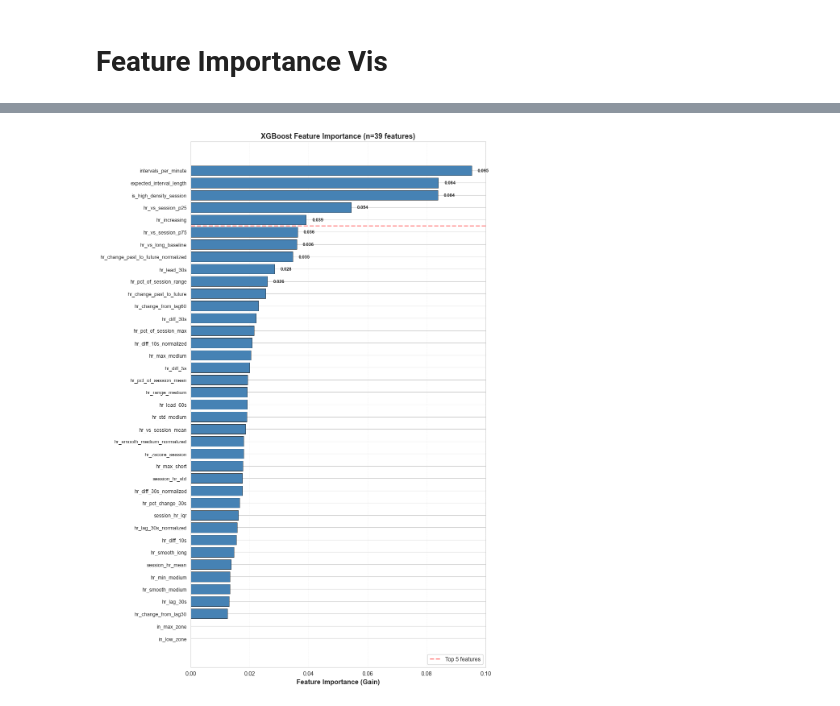
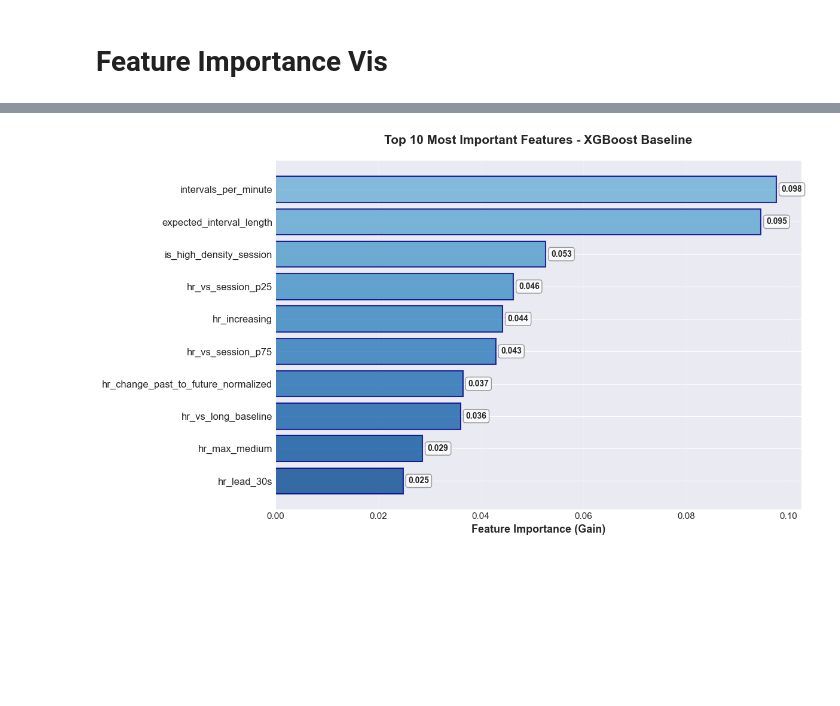
Before and after one commit to kata-boehm/airow-model-implementations, a Jupyter notebook: XGBoost gradient boosting_per session number of intervals features_FINAL.ipynb, the cells around one changed output, grey strips where cells are left out. Saved outputs shown, nothing was run; the diff lists cells and outputs as text; code cells hidden in the pictures; blank space fills up the shorter version.

Commit message:
edited feature importance VIZ

```diff
--- a/XGBoost gradient boosting_per session number of intervals features_FINAL.ipynb
+++ b/XGBoost gradient boosting_per session number of intervals features_FINAL.ipynb
@@ -963,7 +963,7 @@ test_results
 # %% [markdown]
 # Feature Importance Vis
 # %%
-# %% Feature Importance Analysis
+# %% Feature Importance Analysis - Improved Visualization
 
 if hasattr(model, 'feature_importances_'):
     feature_names = train_sessions[0]['feature_names']
@@ -1003,45 +1003,83 @@ if hasattr(model, 'feature_importances_'):
             print(f"   {row['feature']}")
 
     # ============================================================================
-    # VISUALIZATION FOR THESIS
+    # IMPROVED VISUALIZATION FOR THESIS - TOP 10 FEATURES
     # ============================================================================
 
-    # Create single panel figure showing all features
-    fig, ax = plt.subplots(1, 1, figsize=(10, 14))
+    # Set style for better-looking plots
+    import matplotlib.pyplot as plt
+    import seaborn as sns
 
-    # Bar chart of all features
-    n_features_to_show = len(importance_df)
+    # Use seaborn style for cleaner look
+    plt.style.use('seaborn-v0_8-darkgrid')
+
+    # Create figure
+    fig, ax = plt.subplots(1, 1, figsize=(12, 7))
+
+    # Get top 10 features
+    n_features_to_show = 10
     top_features = importance_df.head(n_features_to_show)
 
-    ax.barh(range(len(top_features)), top_features['importance'], color='steelblue', edgecolor='black', linewidth=0.5)
+    # Create color gradient - darker for more important features
+    colors = plt.cm.Blues(np.linspace(0.5, 0.9, len(top_features)))
+
+    # Create horizontal bar chart
+    bars = ax.barh(range(len(top_features)),
+                   top_features['importance'],
+                   color=colors,
+                   edgecolor='darkblue',
+                   linewidth=1.5,
+                   alpha=0.8)
+
+    # Customize y-axis
     ax.set_yticks(range(len(top_features)))
-    ax.set_yticklabels(top_features['feature'], fontsize=9)
-    ax.set_xlabel('Feature Importance (Gain)', fontsize=12, fontweight='bold')
-    ax.set_title(f'XGBoost Feature Importance (n={n_features_to_show} features)',
-                 fontsize=13, fontweight='bold')
+    ax.set_yticklabels(top_features['feature'], fontsize=12, fontweight='medium')
+
+    # Customize x-axis
+    ax.set_xlabel('Feature Importance (Gain)', fontsize=13, fontweight='bold')
+    ax.tick_params(axis='x', labelsize=11)
+
+    # Title
+    ax.set_title('Top 10 Most Important Features - XGBoost Baseline',
+                 fontsize=15, fontweight='bold', pad=20)
+
+    # Invert y-axis so most important is at top
     ax.invert_yaxis()
-    ax.grid(axis='x', alpha=0.3, linestyle='--', linewidth=0.5)
 
-    # Add visual separator after top 5 features
-    if len(top_features) > 5:
-        ax.axhline(y=4.5, color='red', linestyle='--', alpha=0.5, linewidth=2,
-                   label='Top 5 features')
-        ax.legend(loc='lower right', fontsize=10, framealpha=0.9)
+    # Add grid for better readability
+    ax.grid(axis='x', alpha=0.3, linestyle='--', linewidth=0.8)
+    ax.set_axisbelow(True)
 
-    # Add importance values as text for top 10 features
-    for i in range(min(10, len(top_features))):
-        importance_val = top_features.iloc[i]['importance']
-        ax.text(importance_val + 0.002, i, f'{importance_val:.3f}',
-                va='center', fontsize=8, fontweight='bold')
+    # Add importance values as text labels on bars
+    for i, (bar, importance_val) in enumerate(zip(bars, top_features['importance'])):
+        # Position text at end of bar
+        ax.text(importance_val + 0.001, i, f'{importance_val:.3f}',
+                va='center', ha='left', fontsize=10, fontweight='bold',
+                bbox=dict(boxstyle='round,pad=0.3', facecolor='white',
+                         edgecolor='gray', alpha=0.8))
 
+    # Add legend
+    ax.legend(loc='lower right', fontsize=11, framealpha=0.95,
+             edgecolor='black', fancybox=True)
+
+    # Remove top and right spines for cleaner look
+    ax.spines['top'].set_visible(False)
+    ax.spines['right'].set_visible(False)
+    ax.spines['left'].set_linewidth(1.5)
+    ax.spines['bottom'].set_linewidth(1.5)
+
+    # Adjust layout to prevent label cutoff
     plt.tight_layout()
-    plt.savefig('xgboost_feature_importance.png', dpi=300, bbox_inches='tight')
+
+    # Save with high quality
+    plt.savefig('xgboost_feature_importance_top10.png', dpi=300, bbox_inches='tight',
+                facecolor='white', edgecolor='none')
     plt.show()
 
-    print(f"\n✅ Figure saved as 'xgboost_feature_importance.png'")
+    print(f"\n✅ Figure saved as 'xgboost_feature_importance_top10.png'")
 
     # ============================================================================
-    # DETAILED FEATURE TABLE
+    # DETAILED FEATURE TABLE (ALL FEATURES)
     # ============================================================================
 
     print(f"\n{'='*80}")
@@ -1052,7 +1090,6 @@ if hasattr(model, 'feature_importances_'):
     print("-" * 80)
 
     for rank, (idx, row) in enumerate(importance_df.iterrows(), 1):
-        marker = "⭐" if rank <= 5 else ("  " if rank <= 10 else "  ")
         print(f"{rank:<6} {row['feature']:<45} {row['importance']:<12.4f} {row['cumulative_importance']:<12.4f}")
 
     print(f"\n{'='*80}\n")
@@ -1080 +1117 @@ hr_lead_30s                                   0.0284       0.4921
-[figure, old version]
+[figure, new version]
```
Also changed, not shown: parts of 6 cells of this notebook.
